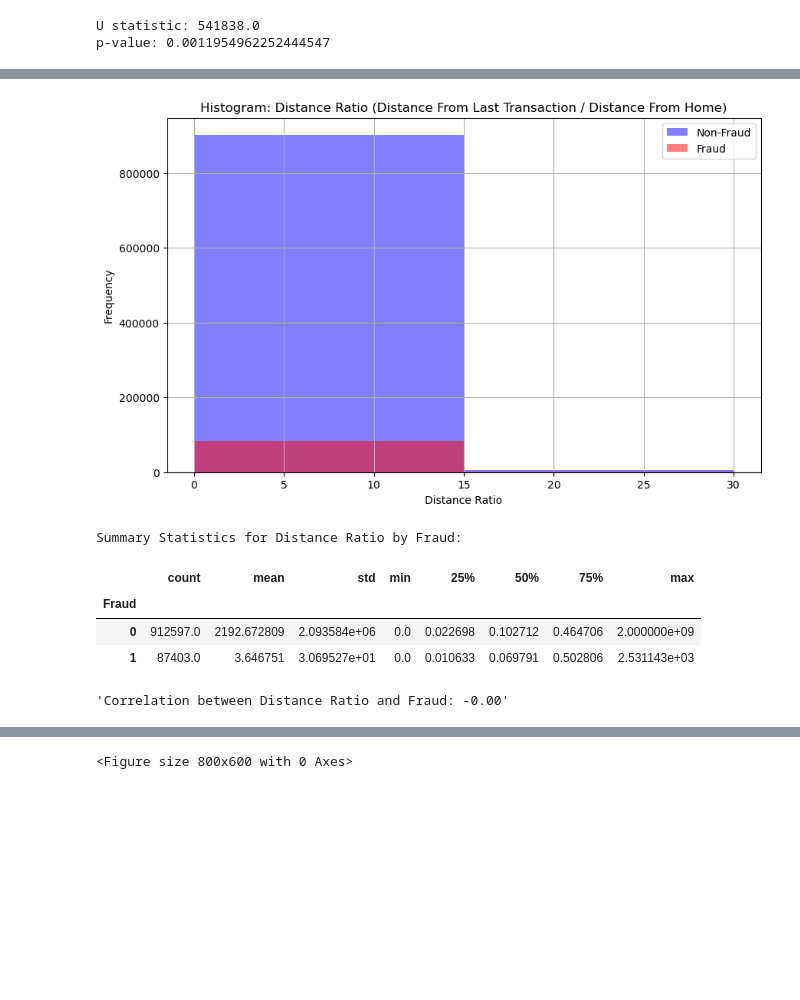
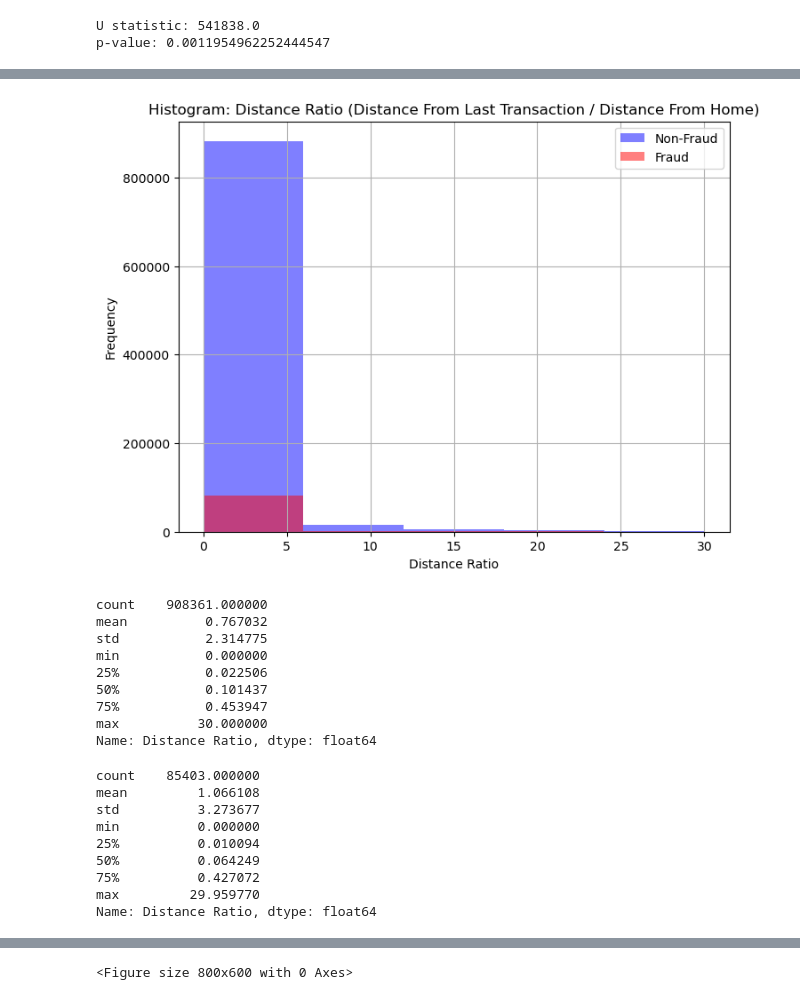
Before and after one commit to killerpennywise/project-1, a Jupyter notebook: main/distance_data.ipynb, the cells around one changed output, grey strips where cells are left out. Drawn from its saved outputs; the diff is of its cells as text; code cells hidden in the pictures; blank space fills up the shorter version.

Commit message:
bar chart added

```diff
--- a/main/distance_data.ipynb
+++ b/main/distance_data.ipynb
@@ -213,34 +255,35 @@ df.head(40)
 # %%
-# Separate the data into fraud and non-fraud
-fraud = df[(df['Fraud'] == 1) & (df['Distance Ratio'] < 30)]
-non_fraud = df[(df['Fraud'] == 0) & (df['Distance Ratio'] < 30)]
-
 # Create histograms to compare the ratio distributions
-plt.figure(figsize=(10, 6))
-plt.hist(non_fraud['Distance Ratio'], bins=2, alpha=0.5, label='Non-Fraud', color='blue')
-plt.hist(fraud['Distance Ratio'], bins=2, alpha=0.5, label='Fraud', color='red')
+plt.figure(figsize=(8, 6))
+plt.hist(non_fraud['Distance Ratio'], bins=5, alpha=0.5, label='Non-Fraud', color='blue')
+plt.hist(fraud['Distance Ratio'], bins=5, alpha=0.5, label='Fraud', color='red')
 plt.title('Histogram: Distance Ratio (Distance From Last Transaction / Distance From Home)')
 plt.xlabel('Distance Ratio')
 plt.ylabel('Frequency')
 plt.legend(loc='upper right')
 plt.grid(True)
 plt.show()
 
 
-
-# Calculate summary statistics for the distance ratio
-summary_stats = df.groupby('Fraud')['Distance Ratio'].describe()
-print("Summary Statistics for Distance Ratio by Fraud:")
-display(summary_stats)
-
-# Calculate the correlation between Distance Ratio and Fraud
-correlation = df['Distance Ratio'].corr(df['Fraud'])
-display(f"Correlation between Distance Ratio and Fraud: {correlation:.2f}")
+display(non_fraud['Distance Ratio'].describe())
+display(fraud['Distance Ratio'].describe())
 # %% [output]
-[figure, old version]
+[figure, new version]
-Summary Statistics for Distance Ratio by Fraud:
+count    908361.000000
+mean          0.767032
+std           2.314775
+min           0.000000
+25%           0.022506
+50%           0.101437
+75%           0.453947
+max          30.000000
+Name: Distance Ratio, dtype: float64
-|  | count | mean | std | min | 25% | 50% | 75% | max |
-| Fraud |  |  |  |  |  |  |  |  |
-| 0 | 912597.0 | 2192.672809 | 2.093584e+06 | 0.0 | 0.022698 | 0.102712 | 0.464706 | 2.000000e+09 |
-| 1 | 87403.0 | 3.646751 | 3.069527e+01 | 0.0 | 0.010633 | 0.069791 | 0.502806 | 2.531143e+03 |
-'Correlation between Distance Ratio and Fraud: -0.00'
+count    85403.000000
+mean         1.066108
+std          3.273677
+min          0.000000
+25%          0.010094
+50%          0.064249
+75%          0.427072
+max         29.959770
+Name: Distance Ratio, dtype: float64
```
Also changed, not shown: parts of 14 cells of this notebook.
